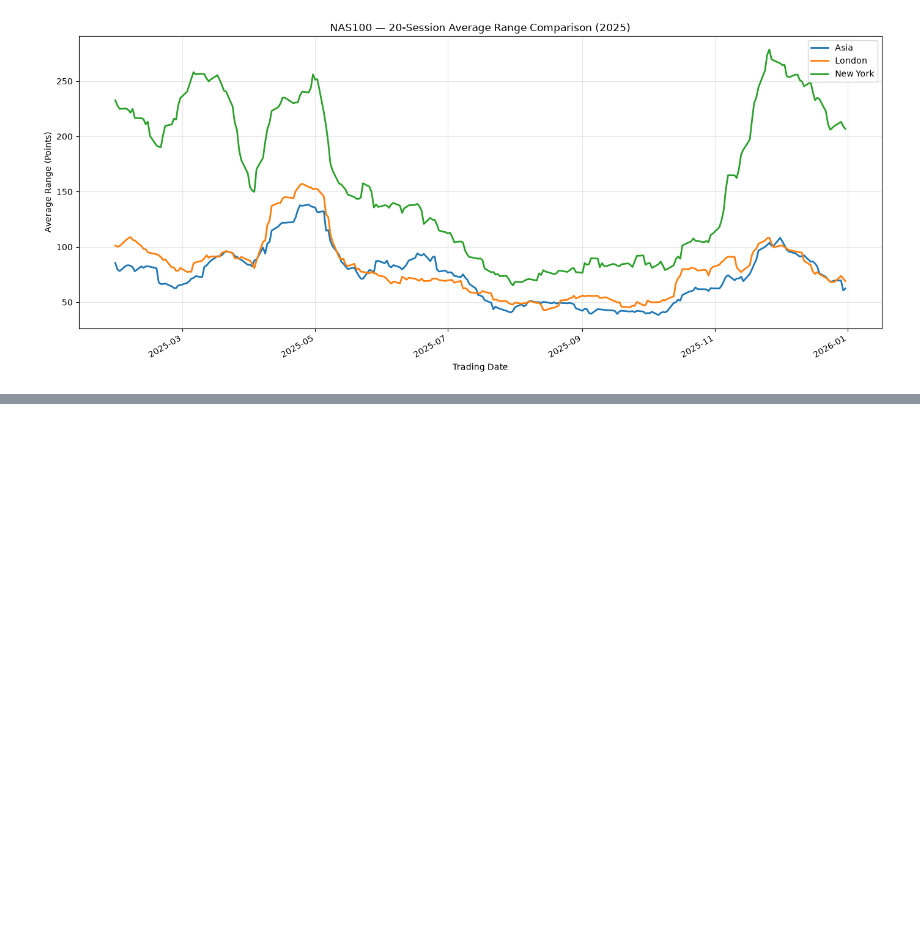
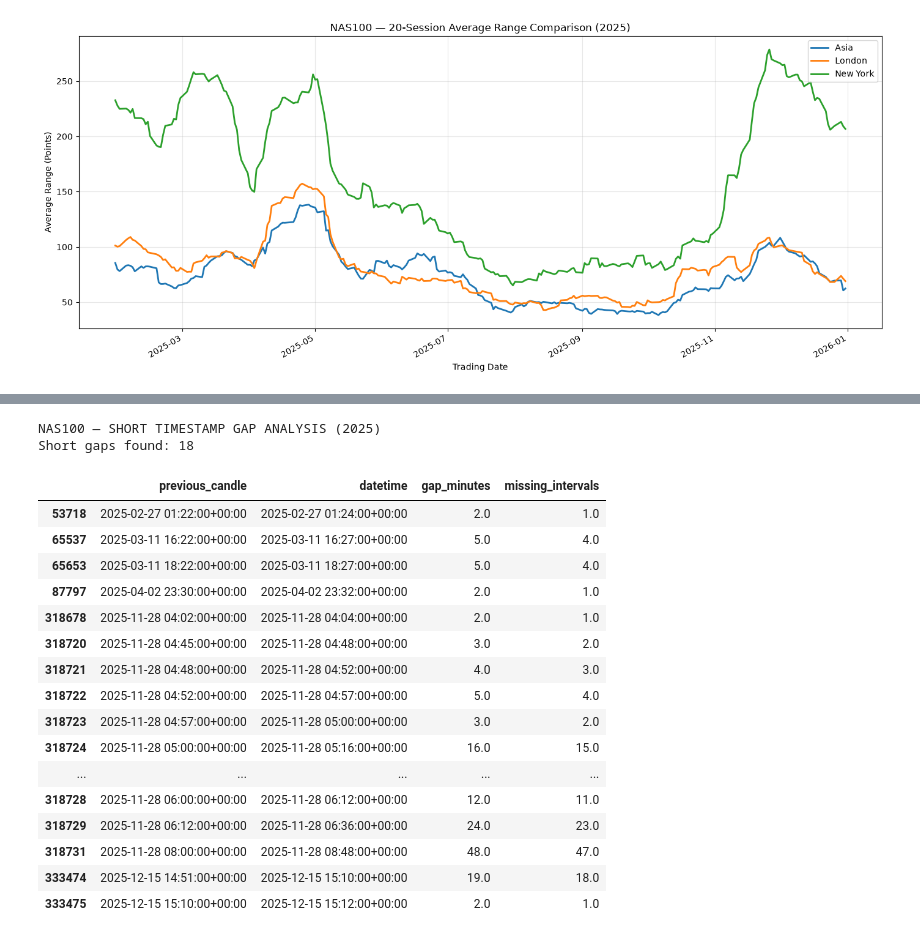
Before and after one commit to oa1013/candle-fetcher, a Jupyter notebook: notebooks/08_daily_session_range_analyzer.ipynb, the cells around one changed output, grey strips where cells are left out. Drawn from its saved outputs; the diff is of its cells as text; code cells hidden in the pictures; blank space fills up the shorter version.

Commit message:
feat: add candle timestamp validation and gap detection

```diff
--- a/notebooks/08_daily_session_range_analyzer.ipynb
+++ b/notebooks/08_daily_session_range_analyzer.ipynb
@@ -971,0 +1180,41 @@ plt.show()
+# %%
+# Step 28 — Inspect short, nonstandard timestamp gaps
+
+short_gaps = gaps[
+    (gaps["gap_minutes"] > 1) &
+    (gaps["gap_minutes"] < 76)
+].copy()
+
+print("NAS100 — SHORT TIMESTAMP GAP ANALYSIS (2025)")
+print(f"Short gaps found: {len(short_gaps)}")
+
+display(
+    short_gaps[
+        [
+            "previous_candle",
+            "datetime",
+            "gap_minutes",
+            "missing_intervals"
+        ]
+    ].sort_values("previous_candle")
+)
+# %% [output]
+NAS100 — SHORT TIMESTAMP GAP ANALYSIS (2025)
+Short gaps found: 18
+|  | previous_candle | datetime | gap_minutes | missing_intervals |
+| 53718 | 2025-02-27 01:22:00+00:00 | 2025-02-27 01:24:00+00:00 | 2.0 | 1.0 |
+| 65537 | 2025-03-11 16:22:00+00:00 | 2025-03-11 16:27:00+00:00 | 5.0 | 4.0 |
+| 65653 | 2025-03-11 18:22:00+00:00 | 2025-03-11 18:27:00+00:00 | 5.0 | 4.0 |
+| 87797 | 2025-04-02 23:30:00+00:00 | 2025-04-02 23:32:00+00:00 | 2.0 | 1.0 |
+| 318678 | 2025-11-28 04:02:00+00:00 | 2025-11-28 04:04:00+00:00 | 2.0 | 1.0 |
+| 318720 | 2025-11-28 04:45:00+00:00 | 2025-11-28 04:48:00+00:00 | 3.0 | 2.0 |
+| 318721 | 2025-11-28 04:48:00+00:00 | 2025-11-28 04:52:00+00:00 | 4.0 | 3.0 |
+| 318722 | 2025-11-28 04:52:00+00:00 | 2025-11-28 04:57:00+00:00 | 5.0 | 4.0 |
+| 318723 | 2025-11-28 04:57:00+00:00 | 2025-11-28 05:00:00+00:00 | 3.0 | 2.0 |
+| 318724 | 2025-11-28 05:00:00+00:00 | 2025-11-28 05:16:00+00:00 | 16.0 | 15.0 |
+| ... | ... | ... | ... | ... |
+| 318728 | 2025-11-28 06:00:00+00:00 | 2025-11-28 06:12:00+00:00 | 12.0 | 11.0 |
+| 318729 | 2025-11-28 06:12:00+00:00 | 2025-11-28 06:36:00+00:00 | 24.0 | 23.0 |
+| 318731 | 2025-11-28 08:00:00+00:00 | 2025-11-28 08:48:00+00:00 | 48.0 | 47.0 |
+| 333474 | 2025-12-15 14:51:00+00:00 | 2025-12-15 15:10:00+00:00 | 19.0 | 18.0 |
+| 333475 | 2025-12-15 15:10:00+00:00 | 2025-12-15 15:12:00+00:00 | 2.0 | 1.0 |
```
Also changed, not shown: parts of 6 cells of this notebook, 1 other file.
